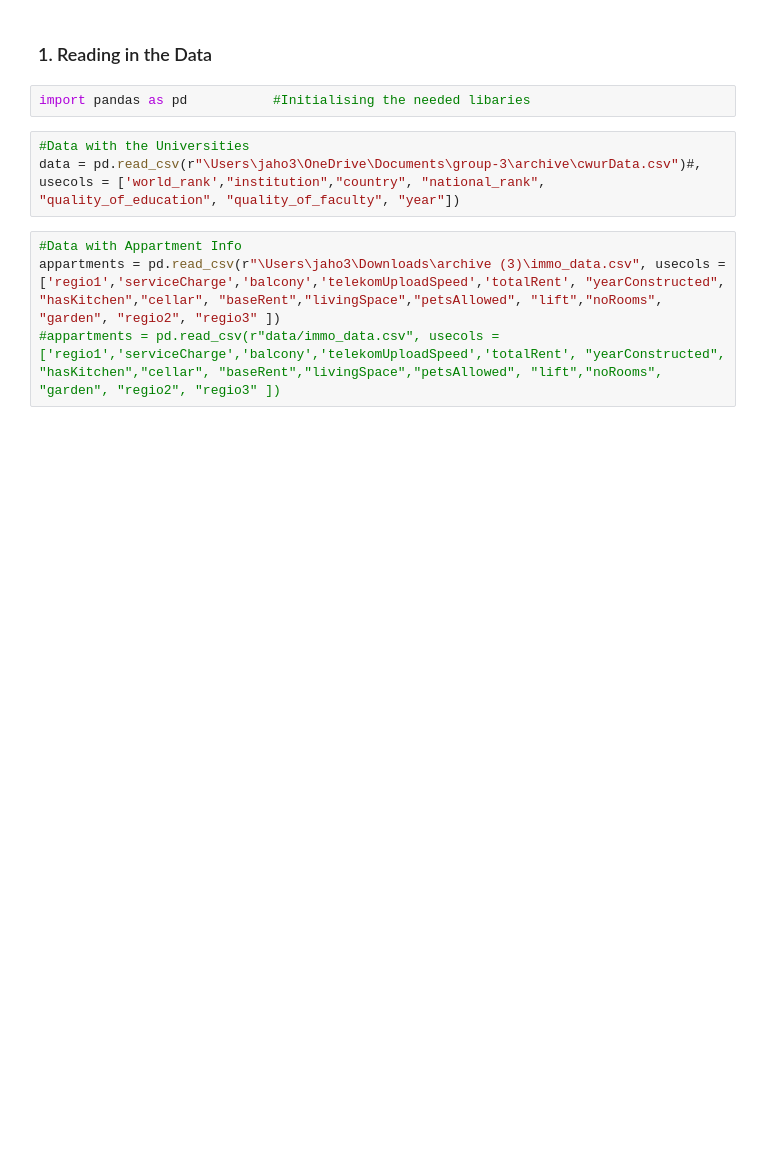
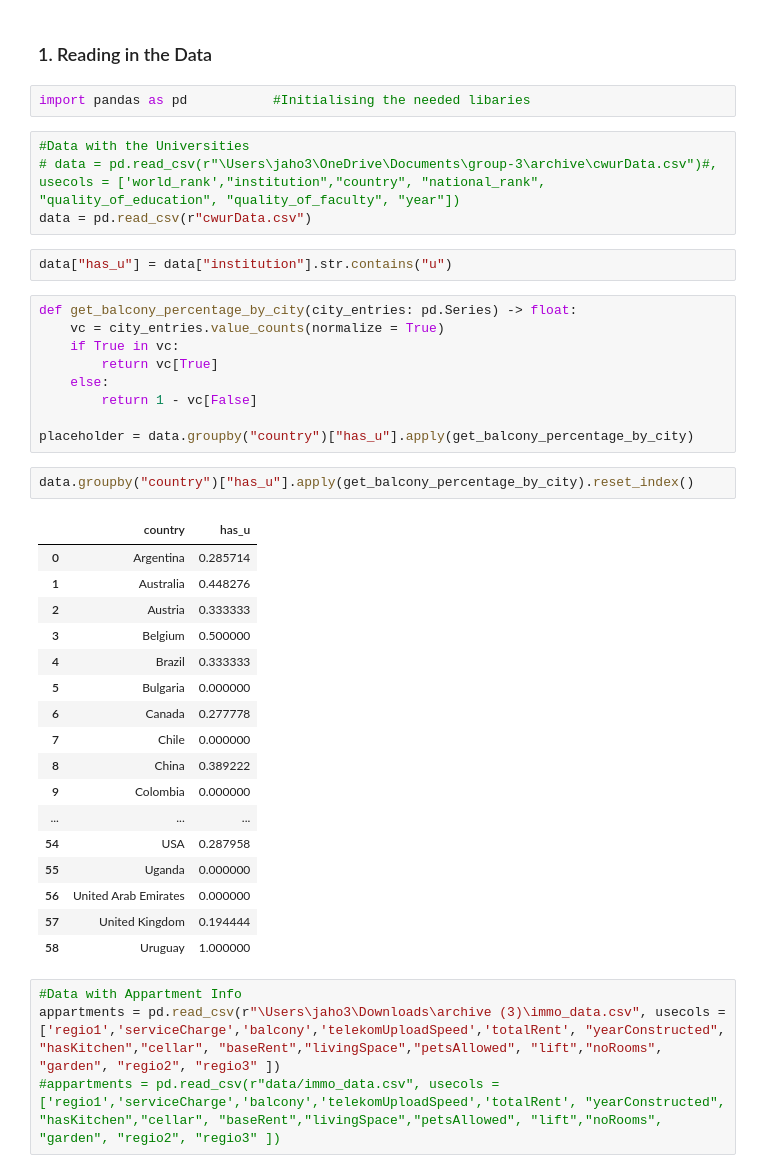
Before and after one commit to reemakk/group-3, a Jupyter notebook: Just_Data_w_Notes.ipynb, the cells around one changed output. Saved outputs shown, nothing was run; the diff lists cells and outputs as text; blank space fills up the shorter version.

Commit message:
add balcony percnetage per city algorithm

```diff
--- a/Just_Data_w_Notes.ipynb
+++ b/Just_Data_w_Notes.ipynb
@@ -6,7 +6,39 @@
 import pandas as pd           #Initialising the needed libaries
 # %%
 #Data with the Universities
-data = pd.read_csv(r"\Users\jaho3\OneDrive\Documents\group-3\archive\cwurData.csv")#, usecols = ['world_rank',"institution","country", "national_rank", "quality_of_education", "quality_of_faculty", "year"])
+# data = pd.read_csv(r"\Users\jaho3\OneDrive\Documents\group-3\archive\cwurData.csv")#, usecols = ['world_rank',"institution","country", "national_rank", "quality_of_education", "quality_of_faculty", "year"])
+data = pd.read_csv(r"cwurData.csv")
+# %%
+data["has_u"] = data["institution"].str.contains("u")
+# %%
+def get_balcony_percentage_by_city(city_entries: pd.Series) -> float:
+    vc = city_entries.value_counts(normalize = True)
+    if True in vc:
+        return vc[True]
+    else:
+        return 1 - vc[False]
+
+placeholder = data.groupby("country")["has_u"].apply(get_balcony_percentage_by_city)
+# %%
+data.groupby("country")["has_u"].apply(get_balcony_percentage_by_city).reset_index()
+# %% [output]
+|  | country | has_u |
+| 0 | Argentina | 0.285714 |
+| 1 | Australia | 0.448276 |
+| 2 | Austria | 0.333333 |
+| 3 | Belgium | 0.500000 |
+| 4 | Brazil | 0.333333 |
+| 5 | Bulgaria | 0.000000 |
+| 6 | Canada | 0.277778 |
+| 7 | Chile | 0.000000 |
+| 8 | China | 0.389222 |
+| 9 | Colombia | 0.000000 |
+| ... | ... | ... |
+| 54 | USA | 0.287958 |
+| 55 | Uganda | 0.000000 |
+| 56 | United Arab Emirates | 0.000000 |
+| 57 | United Kingdom | 0.194444 |
+| 58 | Uruguay | 1.000000 |
 # %%
 #Data with Appartment Info
 appartments = pd.read_csv(r"\Users\jaho3\Downloads\archive (3)\immo_data.csv", usecols = ['regio1','serviceCharge','balcony','telekomUploadSpeed','totalRent', "yearConstructed", "hasKitchen","cellar", "baseRent","livingSpace","petsAllowed", "lift","noRooms", "garden", "regio2", "regio3" ])
```
Also changed, not shown: parts of 1 cell of this notebook.
